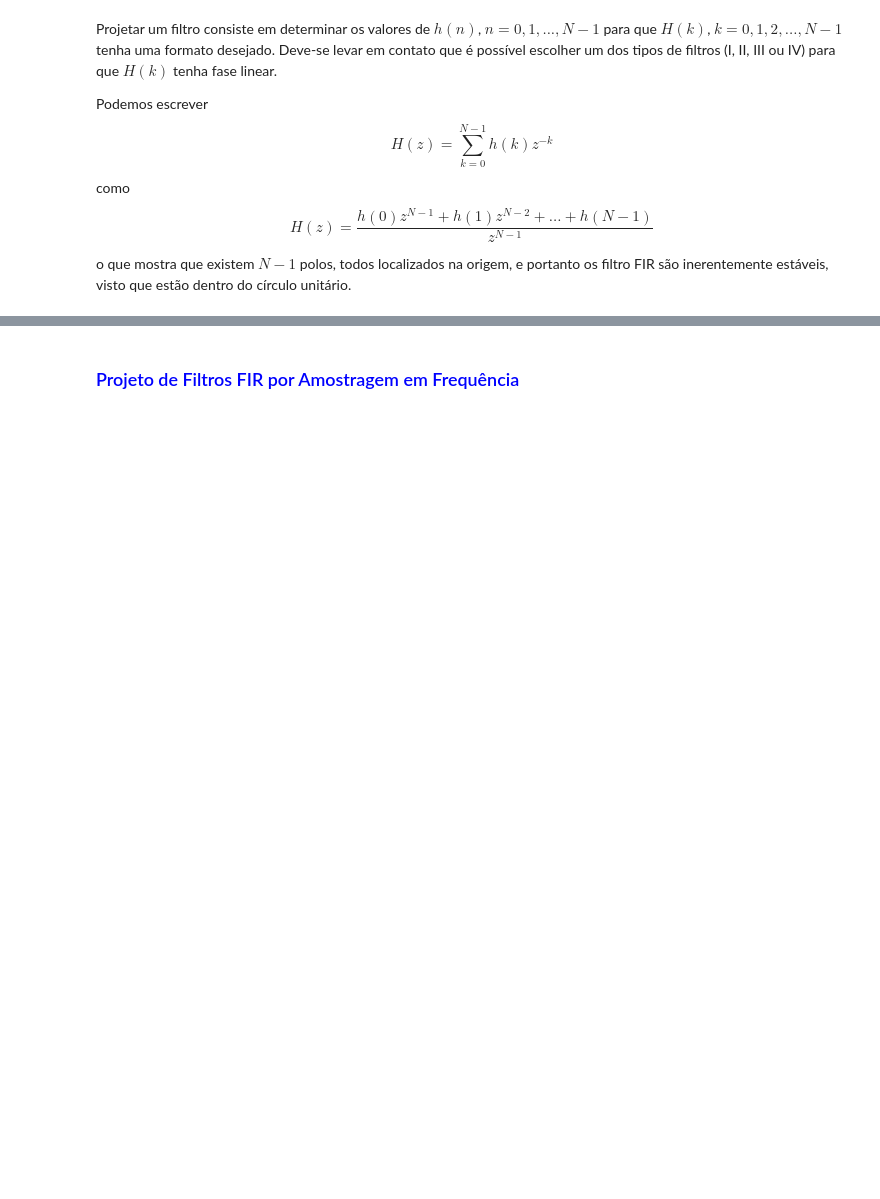
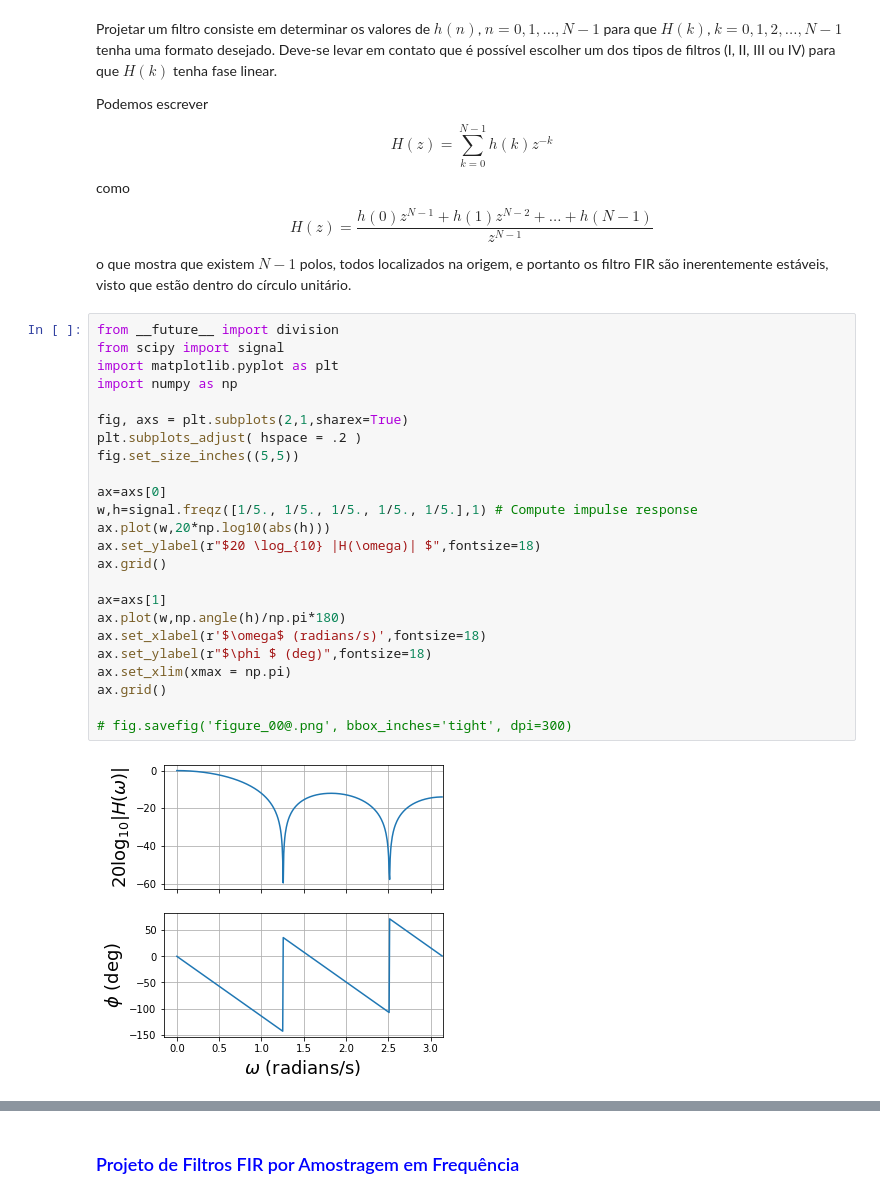
Before and after one commit to ecandeia/PDS, a Jupyter notebook: Filtros/FIR.ipynb, the cells around one changed output, grey strips where cells are left out. Drawn from its saved outputs; the diff is of its cells as text; blank space fills up the shorter version.

```diff
--- a/Filtros/FIR.ipynb
+++ b/Filtros/FIR.ipynb
@@ -29,3 +29,29 @@ Observe que temos um filto FIR, com $h(k) = 1/5$, $k = 0, 1, 2, 3, 4$.
 Projetar um filtro consiste em determinar os valores de $h(n)$, $n = 0, 1, ..., N-1$ para que $H(k)$, $k = 0, 1, 2, ..., N-1$ tenha uma formato desejado. Deve-se levar em contato que é possível escolher um dos tipos de filtros (I, II, III ou IV) para que $H(k)$ tenha fase linear.
 
 Podemos escrever $$ H(z) = \sum_{k=0}^{N-1}h(k)z^{-k}$$ como $$ H(z) = \frac{h(0)z^{N-1} + h(1)z^{N-2} + ... + h(N-1)}{z^{N-1}}$$ o que mostra que existem $N-1$ polos, todos localizados na origem, e portanto os filtro FIR são inerentemente estáveis, visto que estão dentro do círculo unitário.
+# %%
+from __future__ import division
+from scipy import signal
+import matplotlib.pyplot as plt
+import numpy as np
+
+fig, axs = plt.subplots(2,1,sharex=True)
+plt.subplots_adjust( hspace = .2 )
+fig.set_size_inches((5,5))
+
+ax=axs[0]
+w,h=signal.freqz([1/5., 1/5., 1/5., 1/5., 1/5.],1) # Compute impulse response
+ax.plot(w,20*np.log10(abs(h)))
+ax.set_ylabel(r"$20 \log_{10} |H(\omega)| $",fontsize=18)
+ax.grid()
+
+ax=axs[1]
+ax.plot(w,np.angle(h)/np.pi*180)
+ax.set_xlabel(r'$\omega$ (radians/s)',fontsize=18)
+ax.set_ylabel(r"$\phi $ (deg)",fontsize=18)
+ax.set_xlim(xmax = np.pi)
+ax.grid()
+
+# fig.savefig('figure_00@.png', bbox_inches='tight', dpi=300)
+# %% [output]
+[figure, added]
```
Also changed, not shown: parts of 1 cell of this notebook.
